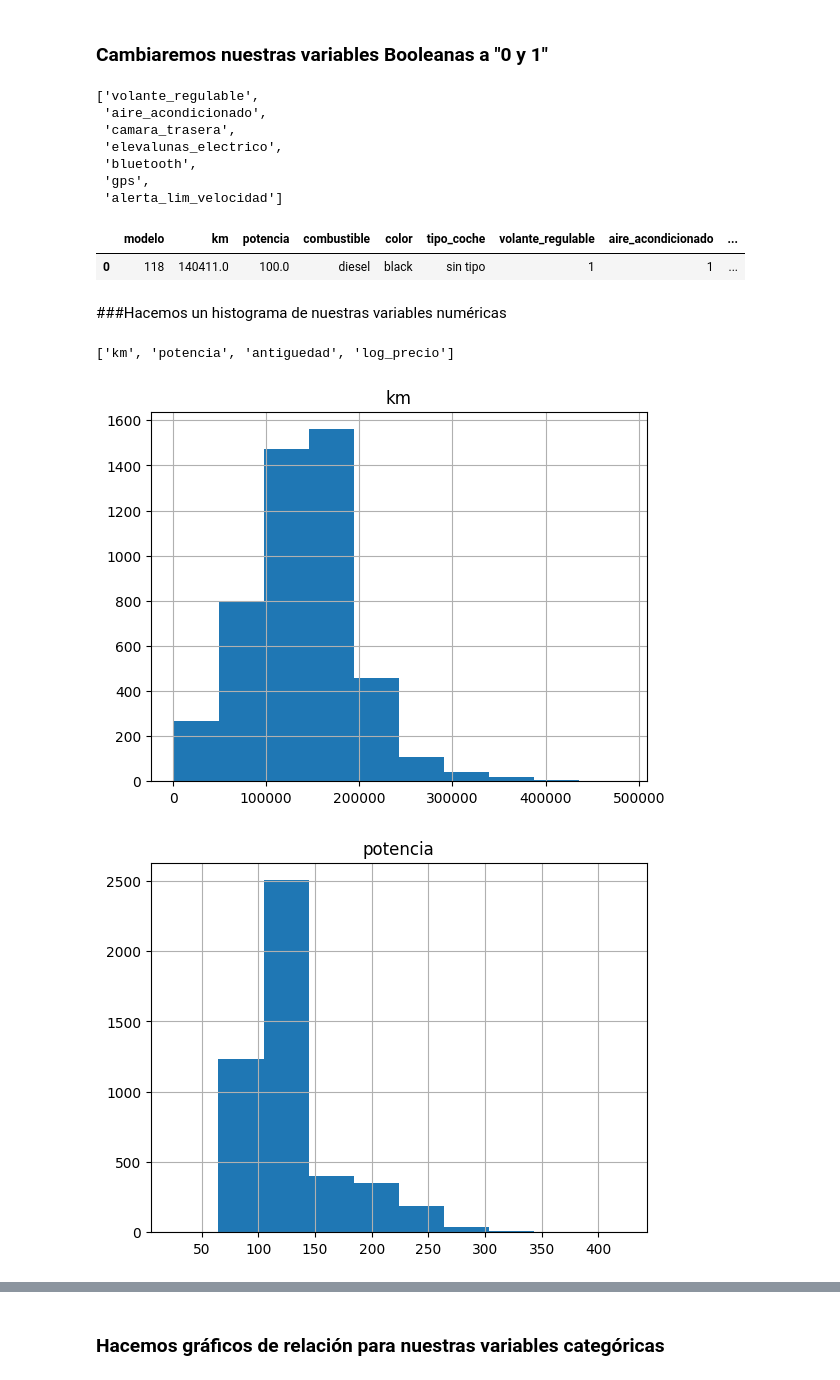
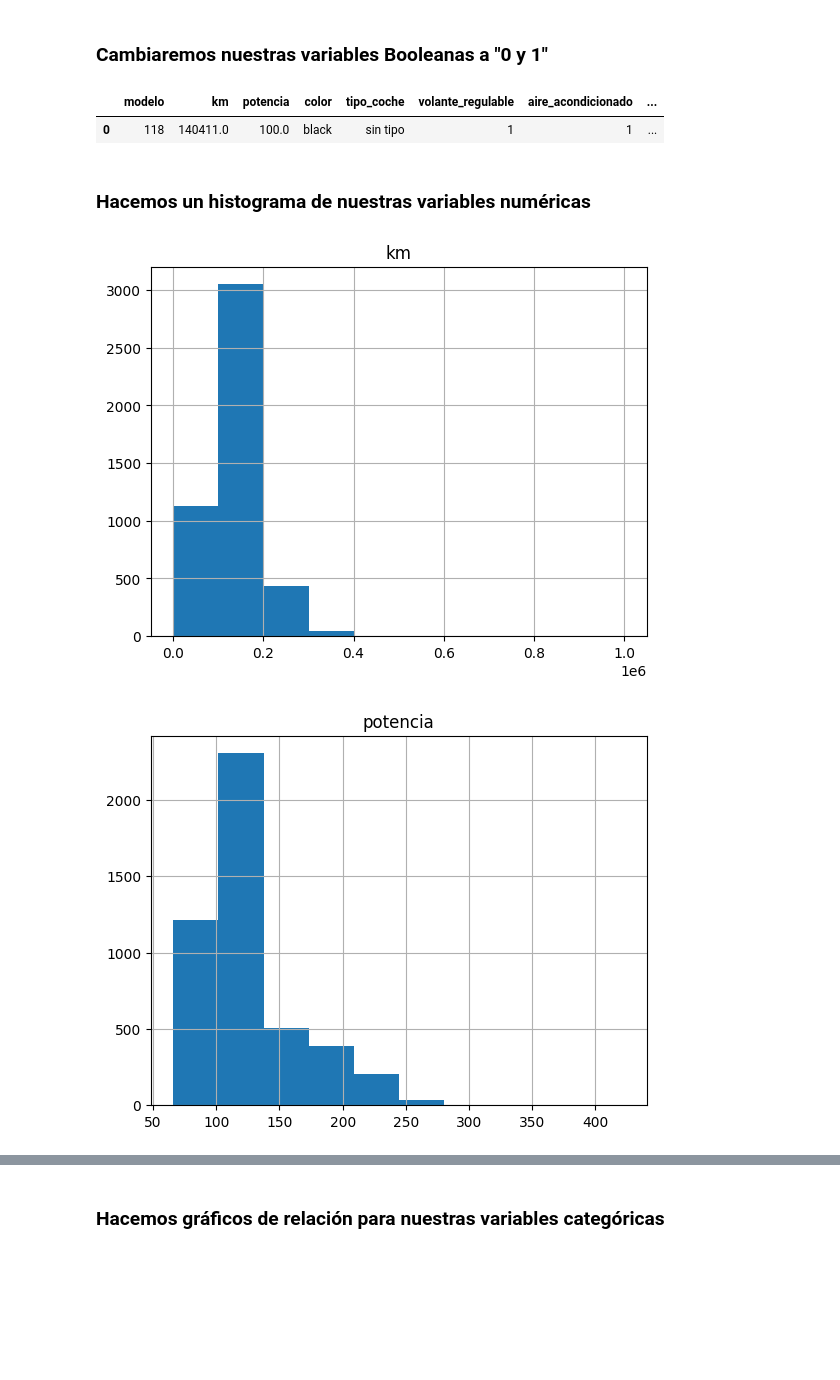
Before and after one commit to Unbiunio/Project-BMW, a Jupyter notebook: df_bmw.ipynb, the cells around one changed output, grey strips where cells are left out. Drawn from its saved outputs; the diff is of its cells as text; code cells hidden in the pictures; blank space fills up the shorter version.

```diff
--- a/df_bmw.ipynb
+++ b/df_bmw.ipynb
@@ -838,4 +852,4 @@ def get_list_var(dataset):
 
     return list_numbers, list_booleans, list_categories
 # %%
-l_numericas, l_booleanos, l_categoricas = get_list_var(df_bmw9)
+l_numericas, l_booleanos, l_categoricas = get_list_var(df_bmw)
@@ -842,32 +875,18 @@ l_numericas, l_booleanos, l_categoricas = get_list_var(df_bmw9)
 # %% [markdown]
 ### Cambiaremos nuestras variables Booleanas a "0 y 1"
-# %%
-l_booleanos
-# %% [output]
-['volante_regulable',
- 'aire_acondicionado',
- 'camara_trasera',
- 'elevalunas_electrico',
- 'bluetooth',
- 'gps',
- 'alerta_lim_velocidad']
 # %%
 for i in l_booleanos:
- df_bmw9[i] = np.where(df_bmw9[i]==True, 1,0)
+ df_bmw[i] = np.where(df_bmw[i]==True, 1,0)
 # %%
-df_bmw9.head(1)
+df_bmw.head(1)
 # %% [output]
-|  | modelo | km | potencia | combustible | color | tipo_coche | volante_regulable | aire_acondicionado | ... |
-| 0 | 118 | 140411.0 | 100.0 | diesel | black | sin tipo | 1 | 1 | ... |
+|  | modelo | km | potencia | color | tipo_coche | volante_regulable | aire_acondicionado | ... |
+| 0 | 118 | 140411.0 | 100.0 | black | sin tipo | 1 | 1 | ... |
 # %% [markdown]
-###Hacemos un histograma de nuestras variables numéricas
+### Hacemos un histograma de nuestras variables numéricas
-# %%
-l_numericas
-# %% [output]
-['km', 'potencia', 'antiguedad', 'log_precio']
 # %%
 for i in l_numericas:
-  df_bmw9.hist(i)
+  df_bmw.hist(i)
 # %% [output]
-[figure, old version]
+[figure, new version]
-[figure, old version]
+[figure, new version]
```
Also changed, not shown: parts of 20 cells of this notebook, 1 other file.
